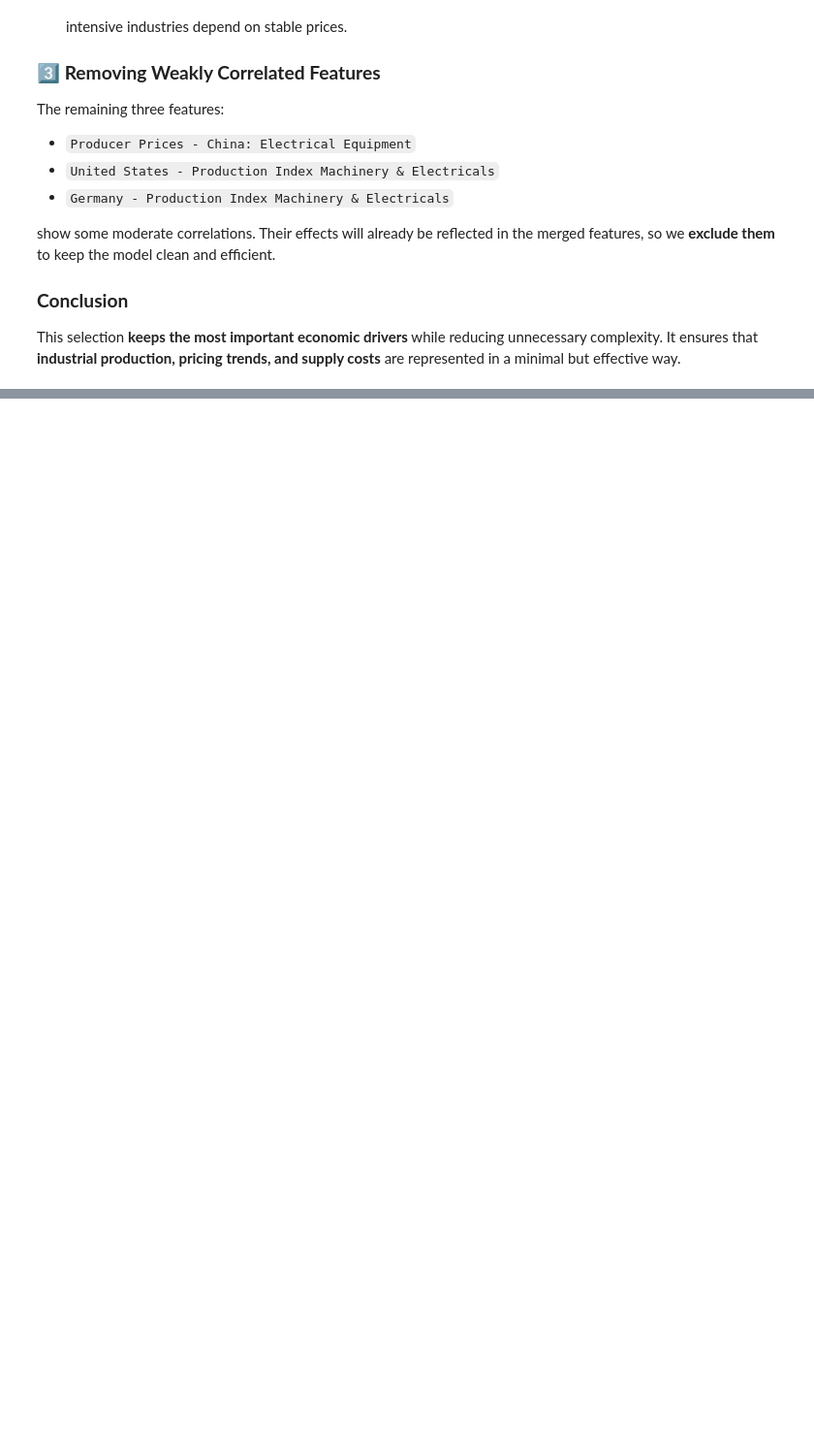
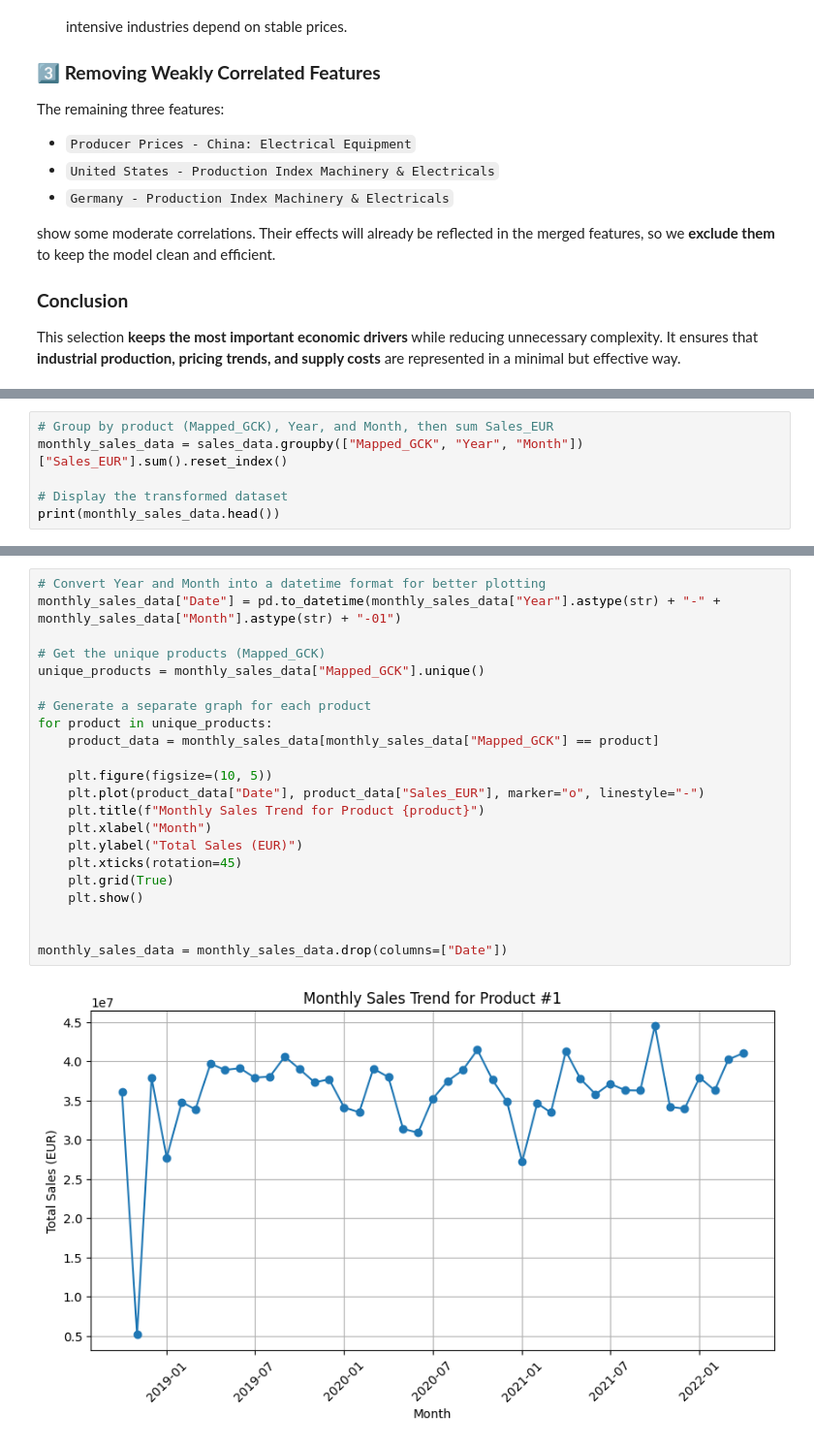
Before and after one commit to gugaaa1904/BC, a Jupyter notebook: Case 2.ipynb, the cells around one changed output, grey strips where cells are left out. Shown at 97% size. Saved outputs shown, nothing was run; the diff lists cells and outputs as text; blank space fills up the shorter version.

```diff
--- a/Case 2.ipynb
+++ b/Case 2.ipynb
@@ -448,0 +481,6 @@ market_data["World: Aggregated Price Index"] = (
+# %%
+# Group by product (Mapped_GCK), Year, and Month, then sum Sales_EUR
+monthly_sales_data = sales_data.groupby(["Mapped_GCK", "Year", "Month"])["Sales_EUR"].sum().reset_index()
+
+# Display the transformed dataset
+print(monthly_sales_data.head())
@@ -448,0 +511,24 @@ market_data["World: Aggregated Price Index"] = (
+# %%
+# Convert Year and Month into a datetime format for better plotting
+monthly_sales_data["Date"] = pd.to_datetime(monthly_sales_data["Year"].astype(str) + "-" + monthly_sales_data["Month"].astype(str) + "-01")
+
+# Get the unique products (Mapped_GCK)
+unique_products = monthly_sales_data["Mapped_GCK"].unique()
+
+# Generate a separate graph for each product
+for product in unique_products:
+    product_data = monthly_sales_data[monthly_sales_data["Mapped_GCK"] == product]
+
+    plt.figure(figsize=(10, 5))
+    plt.plot(product_data["Date"], product_data["Sales_EUR"], marker="o", linestyle="-")
+    plt.title(f"Monthly Sales Trend for Product {product}")
+    plt.xlabel("Month")
+    plt.ylabel("Total Sales (EUR)")
+    plt.xticks(rotation=45)
+    plt.grid(True)
+    plt.show()
+
+
+monthly_sales_data = monthly_sales_data.drop(columns=["Date"])
+# %% [output]
+[figure, added]
```
Also changed, not shown: parts of 19 cells of this notebook.
